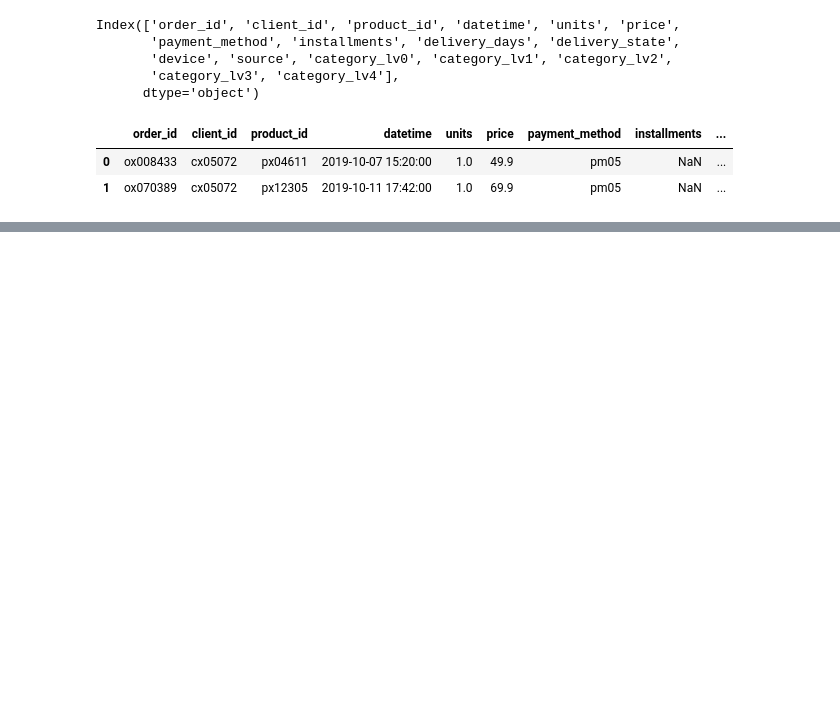
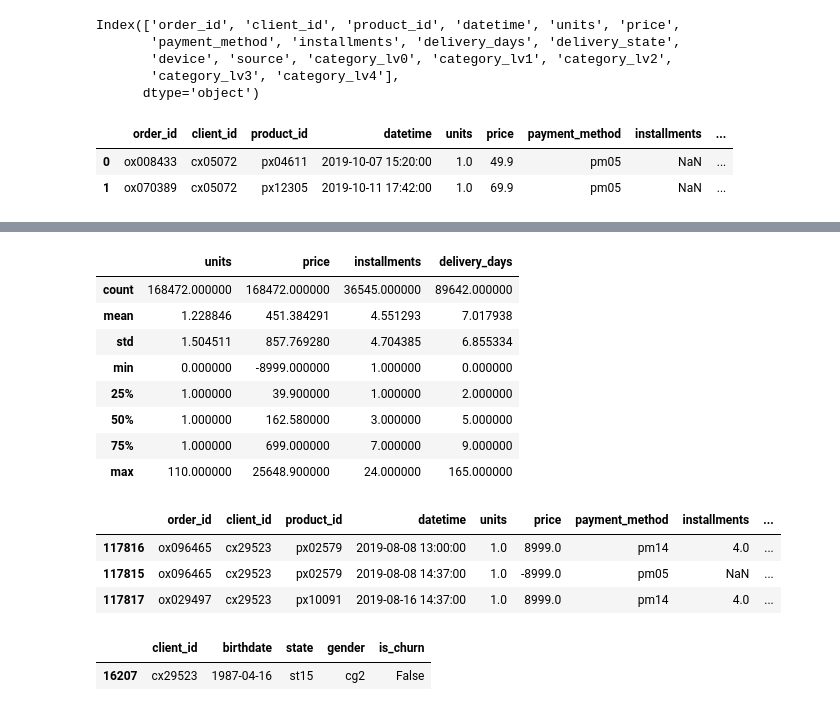
Before and after one commit to LucianoBatista/churn-classifier, a Jupyter notebook: analysis/initial_eda.ipynb, the cells around one changed output, grey strips where cells are left out. Drawn from its saved outputs; the diff is of its cells as text; code cells hidden in the pictures; blank space fills up the shorter version.

```diff
--- a/analysis/initial_eda.ipynb
+++ b/analysis/initial_eda.ipynb
@@ -91,0 +321,24 @@ orders_product_df[orders_product_df["client_id"] == "cx05072"]
+# %%
+orders.describe()
+# %% [output]
+|  | units | price | installments | delivery_days |
+| count | 168472.000000 | 168472.000000 | 36545.000000 | 89642.000000 |
+| mean | 1.228846 | 451.384291 | 4.551293 | 7.017938 |
+| std | 1.504511 | 857.769280 | 4.704385 | 6.855334 |
+| min | 0.000000 | -8999.000000 | 1.000000 | 0.000000 |
+| 25% | 1.000000 | 39.900000 | 1.000000 | 2.000000 |
+| 50% | 1.000000 | 162.580000 | 3.000000 | 5.000000 |
+| 75% | 1.000000 | 699.000000 | 7.000000 | 9.000000 |
+| max | 110.000000 | 25648.900000 | 24.000000 | 165.000000 |
+# %%
+orders[orders["client_id"] == "cx29523"].sort_values(["datetime"])
+# %% [output]
+|  | order_id | client_id | product_id | datetime | units | price | payment_method | installments | ... |
+| 117816 | ox096465 | cx29523 | px02579 | 2019-08-08 13:00:00 | 1.0 | 8999.0 | pm14 | 4.0 | ... |
+| 117815 | ox096465 | cx29523 | px02579 | 2019-08-08 14:37:00 | 1.0 | -8999.0 | pm05 | NaN | ... |
+| 117817 | ox029497 | cx29523 | px10091 | 2019-08-16 14:37:00 | 1.0 | 8999.0 | pm14 | 4.0 | ... |
+# %%
+client_tr[client_tr["client_id"] == "cx29523"]
+# %% [output]
+|  | client_id | birthdate | state | gender | is_churn |
+| 16207 | cx29523 | 1987-04-16 | st15 | cg2 | False |
```
Also changed, not shown: parts of 25 cells of this notebook, 9 other files.
